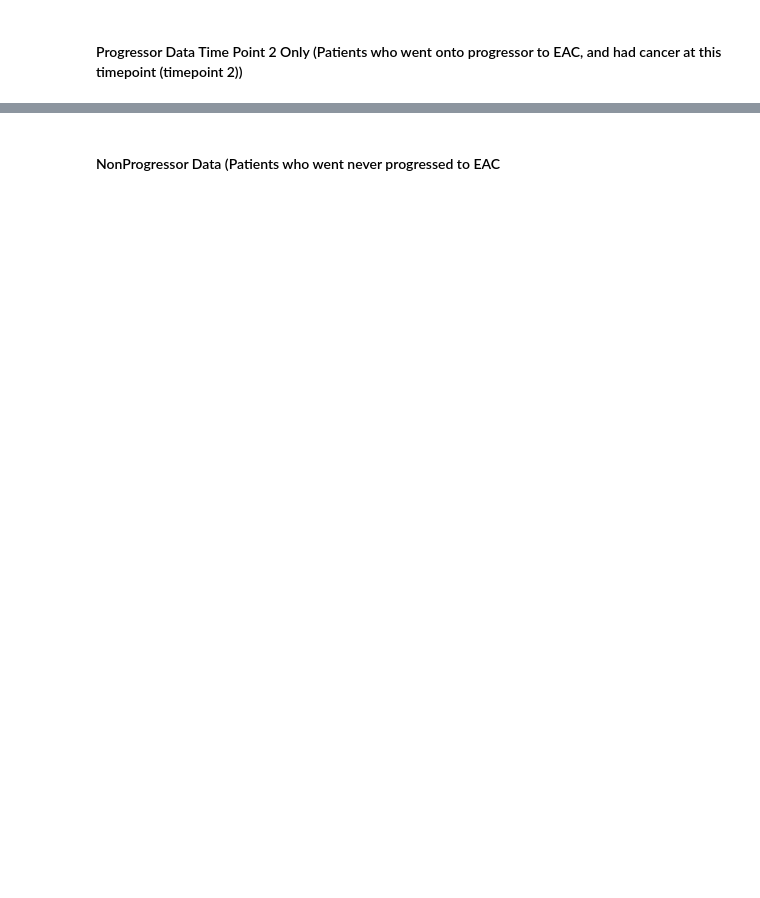
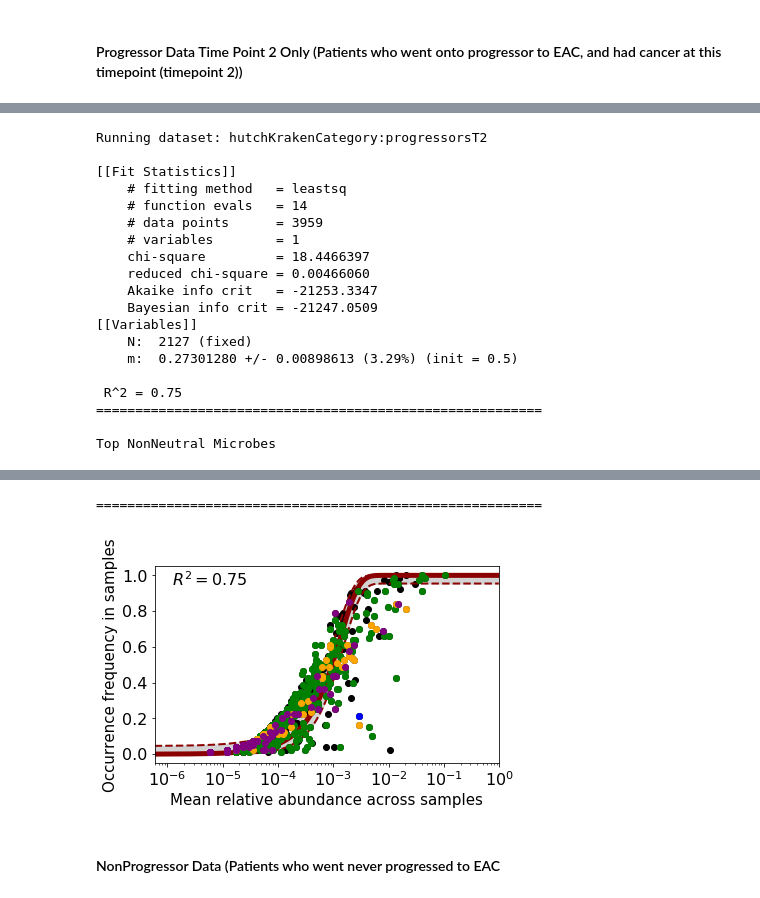
Before and after one commit to cguccione/NeutralEvolutionModeling, a Jupyter notebook: ipynb/nevo_pipeline_notebook.ipynb, the cells around one changed output, grey strips where cells are left out. Drawn from its saved outputs; the diff is of its cells as text; code cells hidden in the pictures; blank space fills up the shorter version.

```diff
--- a/ipynb/nevo_pipeline_notebook.ipynb
+++ b/ipynb/nevo_pipeline_notebook.ipynb
@@ -120,0 +161,4 @@ Neufit_Pipeline_Main('progressorsT2', 'hutchKraken', 'P_T2_biome', norm_graph, c
+# %%
+#Run with no output files
+nevo_pipeline('progressorsT2', 'hutchKraken', 'P_T2_biome', non_save = True)
+# %% [output]
@@ -120,0 +167,19 @@ Neufit_Pipeline_Main('progressorsT2', 'hutchKraken', 'P_T2_biome', norm_graph, c
+Running dataset: hutchKrakenCategory:progressorsT2
+
+[[Fit Statistics]]
+    # fitting method   = leastsq
+    # function evals   = 14
+    # data points      = 3959
+    # variables        = 1
+    chi-square         = 18.4466397
+    reduced chi-square = 0.00466060
+    Akaike info crit   = -21253.3347
+    Bayesian info crit = -21247.0509
+[[Variables]]
+    N:  2127 (fixed)
+    m:  0.27301280 +/- 0.00898613 (3.29%) (init = 0.5)
+
+ R^2 = 0.75
+=========================================================
+
+Top NonNeutral Microbes
@@ -121,2 +196,4 @@ Neufit_Pipeline_Main('progressorsT2', 'hutchKraken', 'P_T2_biome', norm_graph, c
+=========================================================
+[figure, added]
 # %% [markdown]
 #### NonProgressor Data  (Patients who went never progressed to EAC
```
Also changed, not shown: parts of 26 cells of this notebook, 11 other files.
